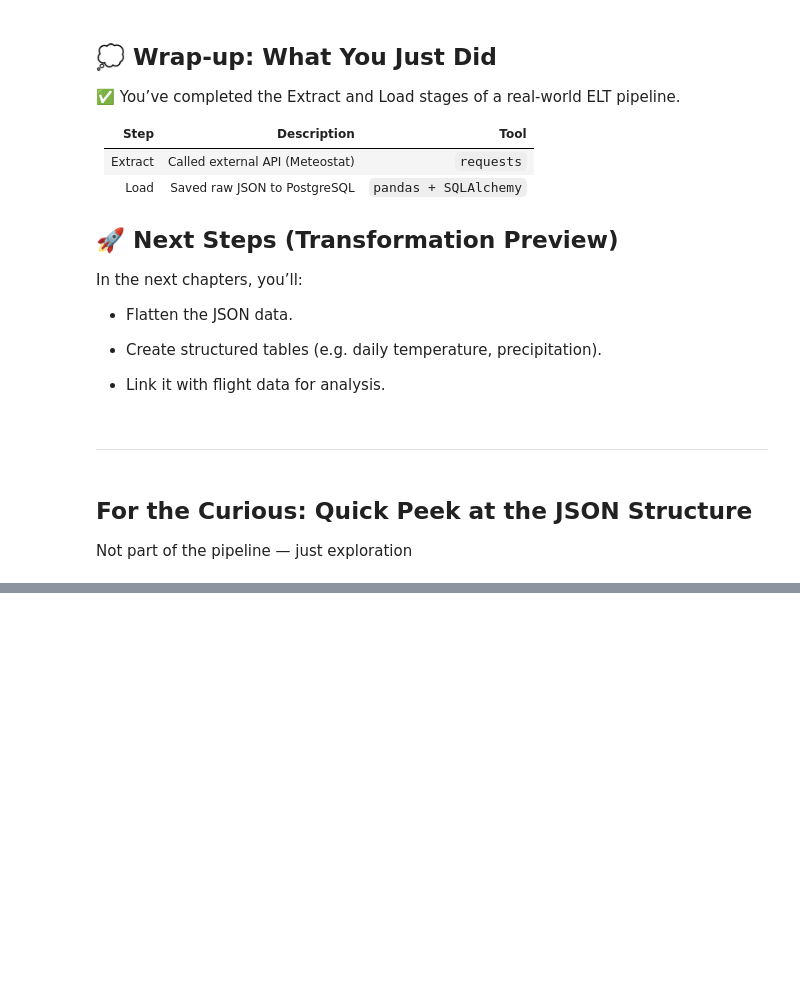
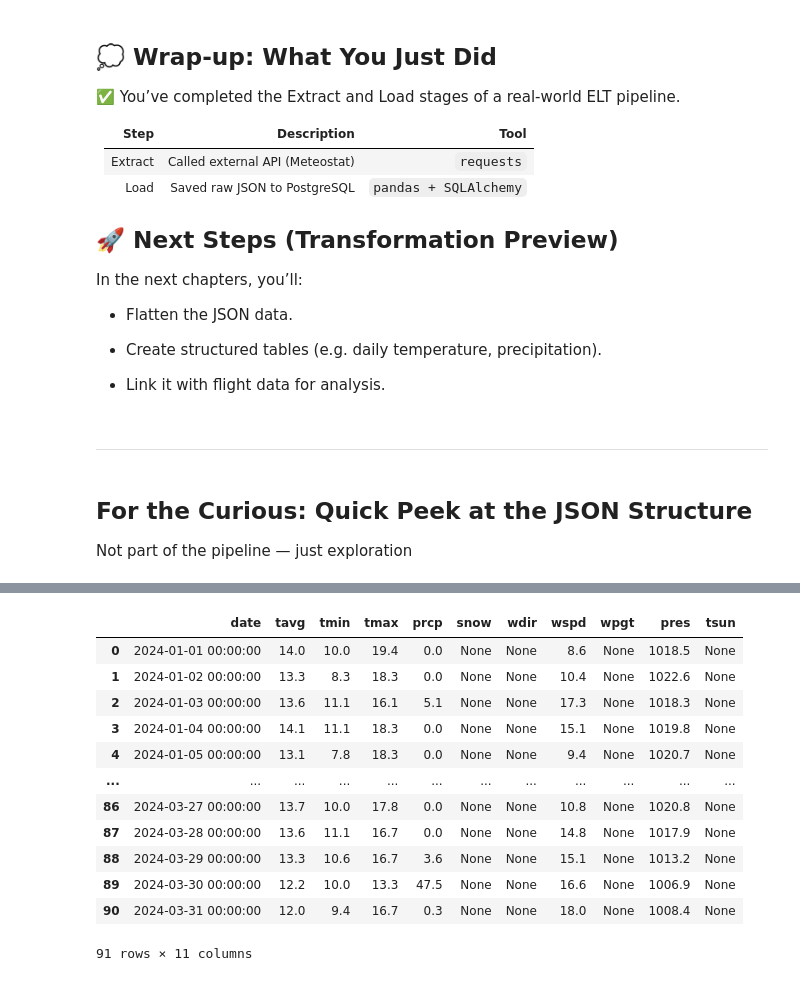
Before and after one commit to amandawang90-spec/neuefische-data-analysis-180825-analytics_engineering_module_and_projects, a Jupyter notebook: 04_extract_load/04_meteostat_daily_fromAPI_toDB_lecture.ipynb, the cells around one changed output, grey strips where cells are left out. Cells and saved outputs as stored; diff of their text form; code cells hidden in the pictures; blank space fills up the shorter version.

```diff
--- a/04_extract_load/04_meteostat_daily_fromAPI_toDB_lecture.ipynb
+++ b/04_extract_load/04_meteostat_daily_fromAPI_toDB_lecture.ipynb
@@ -265,0 +590,19 @@ weather_daily_df.loc[0,'extracted_data']
+# %%
+# using pd.json_normalize() twice to get to the weather_stats of one airport under 'data'
+
+df_LAX = pd.json_normalize(pd.json_normalize(weather_daily_df['extracted_data']).loc[2, 'data'])
+df_LAX
+# %% [output]
+|  | date | tavg | tmin | tmax | prcp | snow | wdir | wspd | wpgt | pres | tsun |
+| 0 | 2024-01-01 00:00:00 | 14.0 | 10.0 | 19.4 | 0.0 | None | None | 8.6 | None | 1018.5 | None |
+| 1 | 2024-01-02 00:00:00 | 13.3 | 8.3 | 18.3 | 0.0 | None | None | 10.4 | None | 1022.6 | None |
+| 2 | 2024-01-03 00:00:00 | 13.6 | 11.1 | 16.1 | 5.1 | None | None | 17.3 | None | 1018.3 | None |
+| 3 | 2024-01-04 00:00:00 | 14.1 | 11.1 | 18.3 | 0.0 | None | None | 15.1 | None | 1019.8 | None |
+| 4 | 2024-01-05 00:00:00 | 13.1 | 7.8 | 18.3 | 0.0 | None | None | 9.4 | None | 1020.7 | None |
+| ... | ... | ... | ... | ... | ... | ... | ... | ... | ... | ... | ... |
+| 86 | 2024-03-27 00:00:00 | 13.7 | 10.0 | 17.8 | 0.0 | None | None | 10.8 | None | 1020.8 | None |
+| 87 | 2024-03-28 00:00:00 | 13.6 | 11.1 | 16.7 | 0.0 | None | None | 14.8 | None | 1017.9 | None |
+| 88 | 2024-03-29 00:00:00 | 13.3 | 10.6 | 16.7 | 3.6 | None | None | 15.1 | None | 1013.2 | None |
+| 89 | 2024-03-30 00:00:00 | 12.2 | 10.0 | 13.3 | 47.5 | None | None | 16.6 | None | 1006.9 | None |
+| 90 | 2024-03-31 00:00:00 | 12.0 | 9.4 | 16.7 | 0.3 | None | None | 18.0 | None | 1008.4 | None |
+91 rows × 11 columns
```
Also changed, not shown: parts of 44 cells of this notebook, 3 other files.
